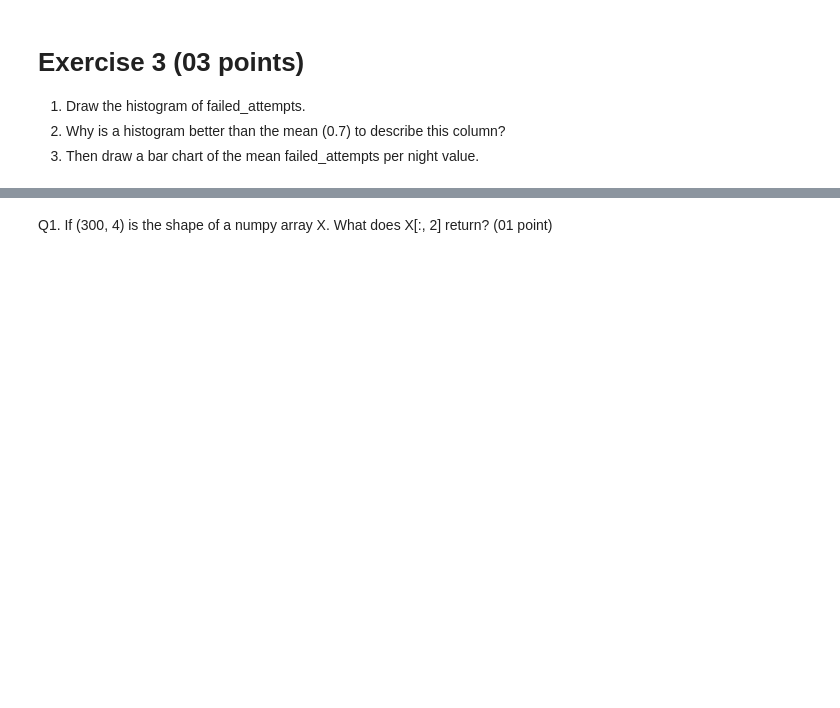
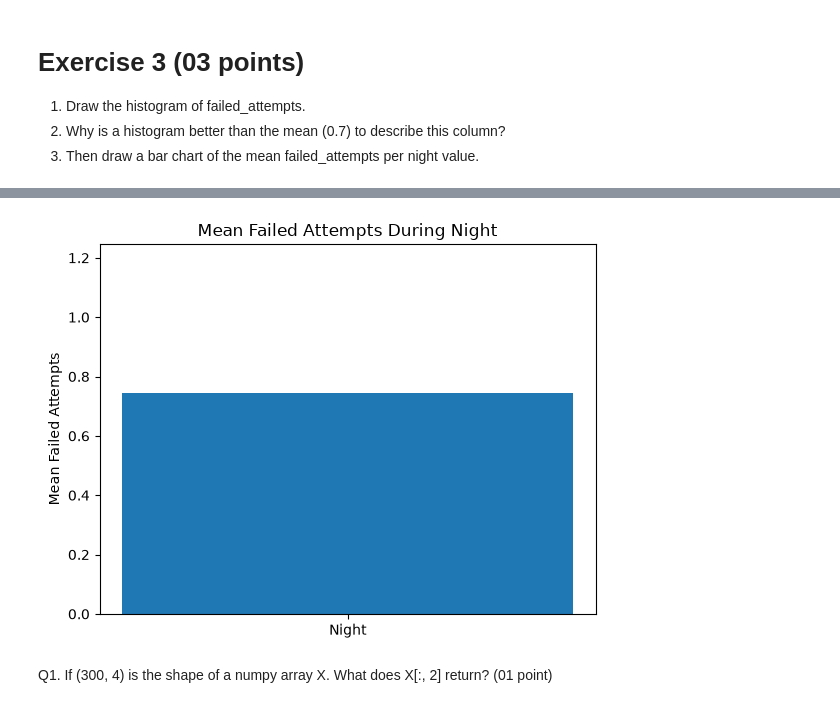
Before and after one commit to Djall1lrml/MLDLS-workshop_1, a Jupyter notebook: TP1.ipynb, the cells around one changed output, grey strips where cells are left out. Cells and saved outputs as stored; diff of their text form; code cells hidden in the pictures; blank space fills up the shorter version.

```diff
--- a/TP1.ipynb
+++ b/TP1.ipynb
@@ -135,7 +174,16 @@ log = pd.DataFrame({"user":    rng.choice(["ali", "sara", "yacine", "nour", "kar
 # %%
 # 3. Draw a bar chart of the mean failed_attempts per night value.
 
 # Write your code here
+night = log[(log["hour"] >= 22) | (log["hour"] < 6)]
+mean_night = night["failed_attempts"].mean()
+plt.bar(["Night"], [mean_night], width=0.5)
+plt.ylim(0, max(1, mean_night + 0.5))
+plt.ylabel("Mean Failed Attempts")
+plt.title("Mean Failed Attempts During Night")
+plt.show()
+# %% [output]
+[figure, added]
 # %%
 # Auttograded cell - Skip it
 # %% [markdown]
```
Also changed, not shown: parts of 19 cells of this notebook.
